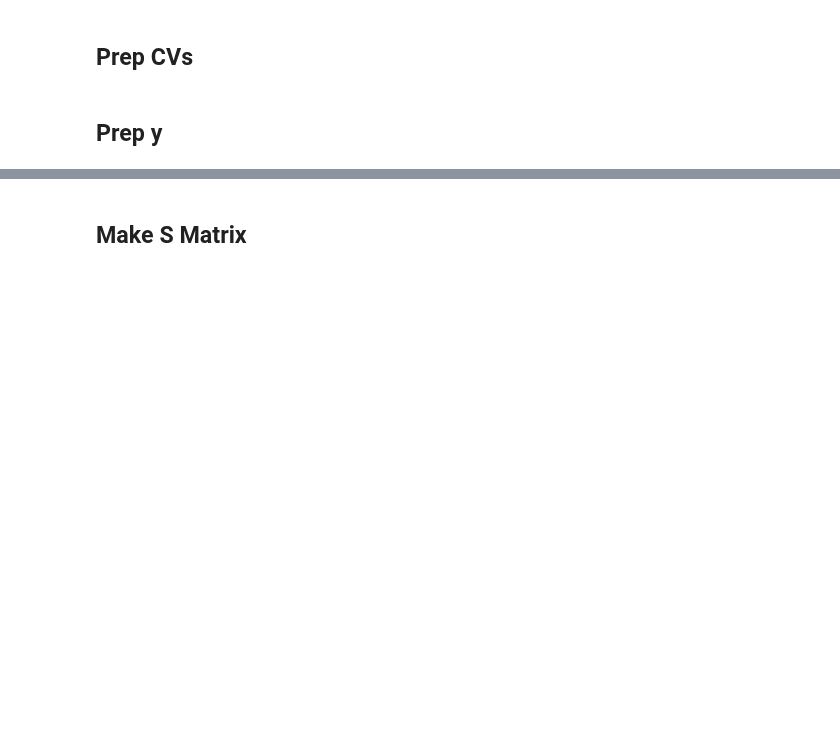
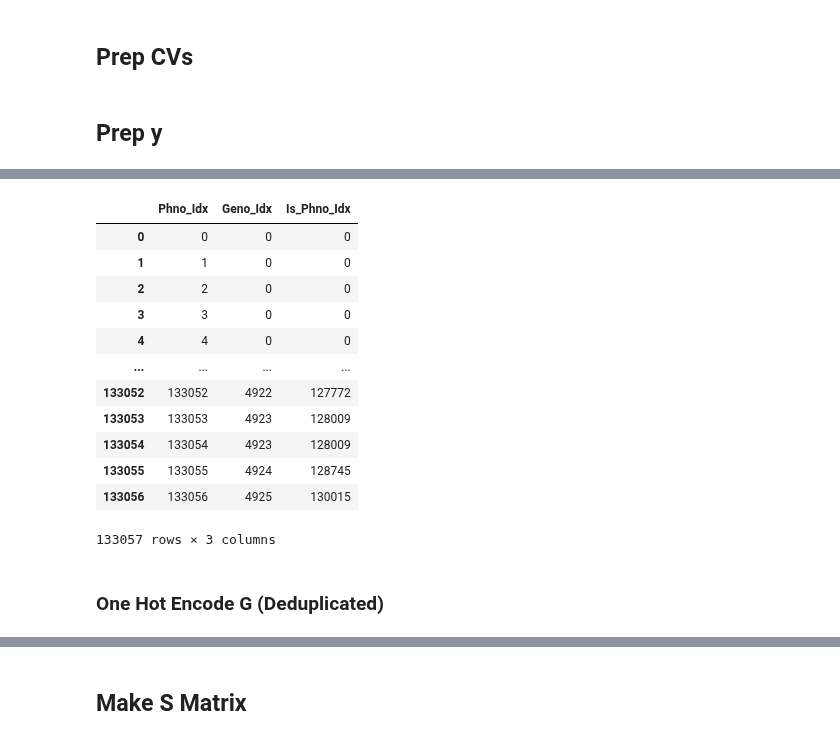
Before and after one commit to DanielKick-USDA/EnvDL, a Jupyter notebook: nbs/01.03_g2fc_prep_matrices.ipynb, the cells around one changed output, grey strips where cells are left out. Cells and saved outputs as stored; diff of their text form; code cells hidden in the pictures; blank space fills up the shorter version.

```diff
--- a/nbs/01.03_g2fc_prep_matrices.ipynb
+++ b/nbs/01.03_g2fc_prep_matrices.ipynb
@@ -80,0 +175,24 @@ assert 2 == np.min(np.sum(GMat, axis = 1))
+# %%
+obs_lookup = phno_geno.loc[:, ['Hybrid']
+                             ].drop_duplicates(
+                             ).reset_index(
+                             ).rename(columns = {'index':'Is_Phno_Idx'}
+                             ).reset_index().rename(columns = {'index':'Geno_Idx'})
+# add in obs idx in phno
+obs_lookup = phno_geno.merge(obs_lookup).reset_index().rename(columns = {'index':'Phno_Idx'})
+obs_geno_lookup = obs_lookup.loc[: ,  ['Phno_Idx', 'Geno_Idx', 'Is_Phno_Idx']]
+obs_geno_lookup
+# %% [output]
+|  | Phno_Idx | Geno_Idx | Is_Phno_Idx |
+| 0 | 0 | 0 | 0 |
+| 1 | 1 | 0 | 0 |
+| 2 | 2 | 0 | 0 |
+| 3 | 3 | 0 | 0 |
+| 4 | 4 | 0 | 0 |
+| ... | ... | ... | ... |
+| 133052 | 133052 | 4922 | 127772 |
+| 133053 | 133053 | 4923 | 128009 |
+| 133054 | 133054 | 4923 | 128009 |
+| 133055 | 133055 | 4924 | 128745 |
+| 133056 | 133056 | 4925 | 130015 |
+133057 rows × 3 columns
@@ -80,0 +201,2 @@ assert 2 == np.min(np.sum(GMat, axis = 1))
+# %% [markdown]
+### One Hot Encode G (Deduplicated)
```
Also changed, not shown: parts of 34 cells of this notebook, 12 other files.
